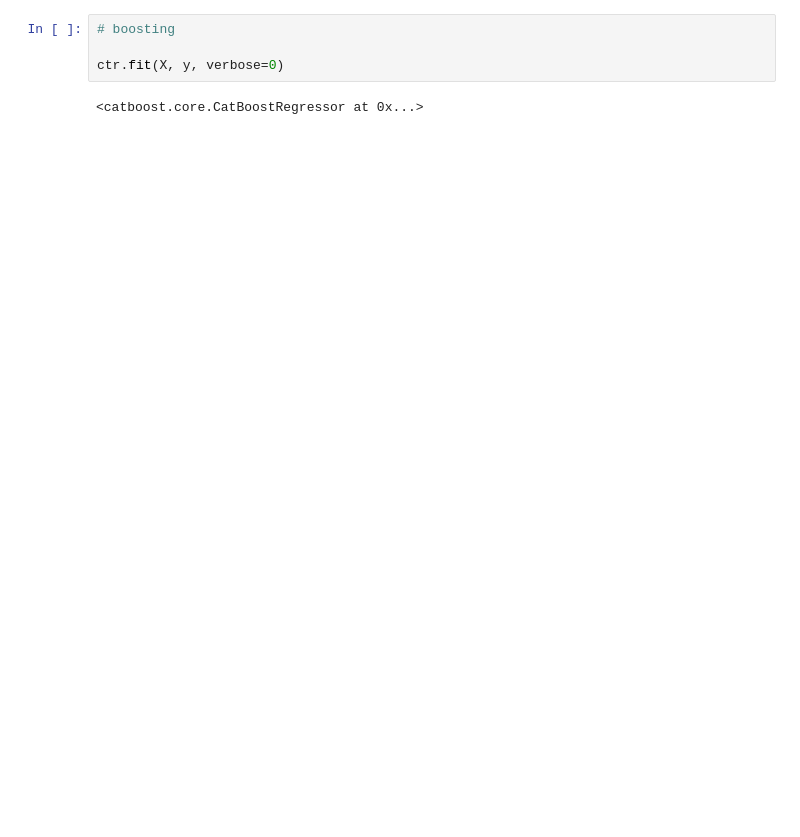
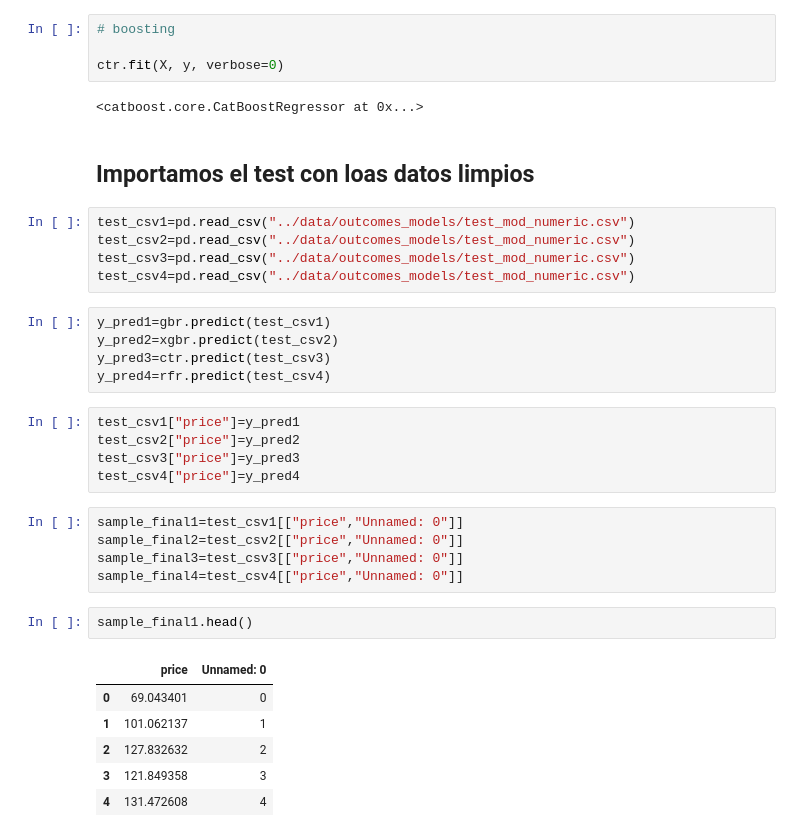
Before and after one commit to dgomezlechon/Kaggle-Competition-Project, a Jupyter notebook: my-code/Modelo_1- numeric.ipynb, the cells around one changed output. Saved outputs shown, nothing was run; the diff lists cells and outputs as text; blank space fills up the shorter version.

```diff
--- a/my-code/Modelo_1- numeric.ipynb
+++ b/my-code/Modelo_1- numeric.ipynb
@@ -231,3 +260,34 @@ y=train_csv.price
 ctr.fit(X, y, verbose=0)
 # %% [output]
 <catboost.core.CatBoostRegressor at 0x...>
+# %% [markdown]
+## Importamos el test con loas datos limpios
+# %%
+test_csv1=pd.read_csv("../data/outcomes_models/test_mod_numeric.csv")
+test_csv2=pd.read_csv("../data/outcomes_models/test_mod_numeric.csv")
+test_csv3=pd.read_csv("../data/outcomes_models/test_mod_numeric.csv")
+test_csv4=pd.read_csv("../data/outcomes_models/test_mod_numeric.csv")
+# %%
+y_pred1=gbr.predict(test_csv1)
+y_pred2=xgbr.predict(test_csv2)
+y_pred3=ctr.predict(test_csv3)
+y_pred4=rfr.predict(test_csv4)
+# %%
+test_csv1["price"]=y_pred1
+test_csv2["price"]=y_pred2
+test_csv3["price"]=y_pred3
+test_csv4["price"]=y_pred4
+# %%
+sample_final1=test_csv1[["price","Unnamed: 0"]]
+sample_final2=test_csv2[["price","Unnamed: 0"]]
+sample_final3=test_csv3[["price","Unnamed: 0"]]
+sample_final4=test_csv4[["price","Unnamed: 0"]]
+# %%
+sample_final1.head()
+# %% [output]
+|  | price | Unnamed: 0 |
+| 0 | 69.043401 | 0 |
+| 1 | 101.062137 | 1 |
+| 2 | 127.832632 | 2 |
+| 3 | 121.849358 | 3 |
+| 4 | 131.472608 | 4 |
```
Also changed, not shown: parts of 17 cells of this notebook, 12 other files.
